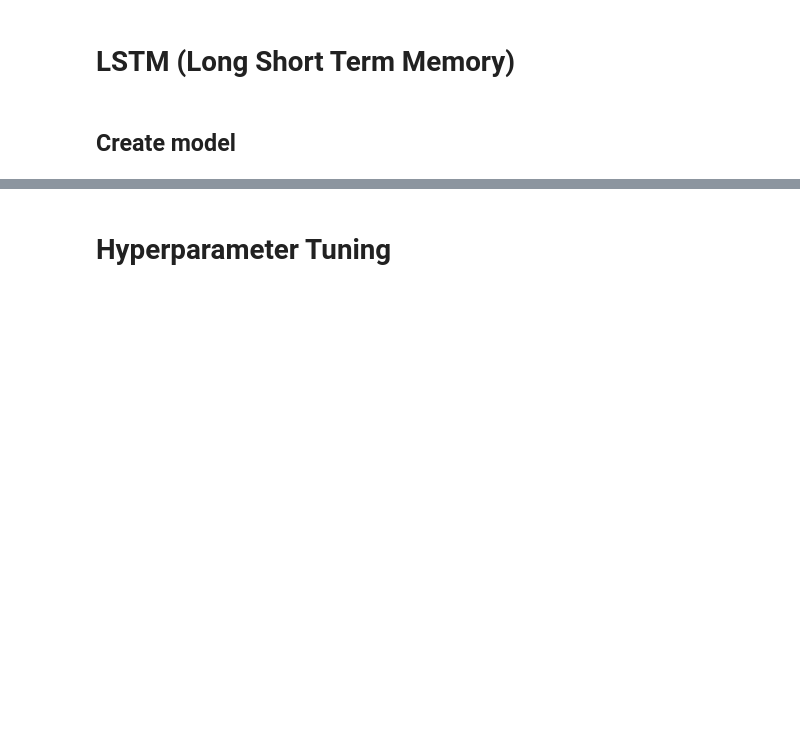
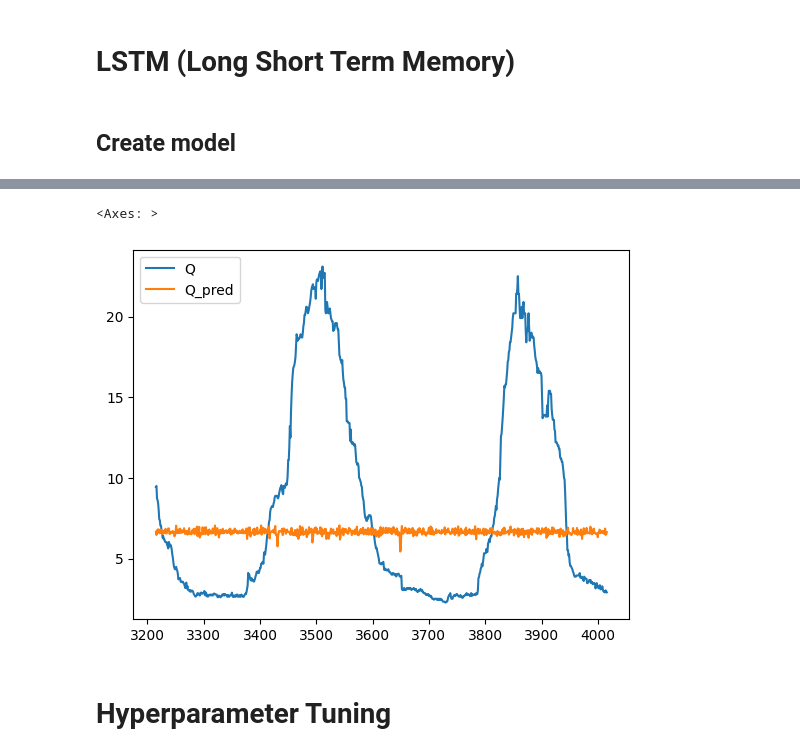
Before and after one commit to UkeshThapa/Snowmelt-Driven-Streamflow-Prediction, a Jupyter notebook: snow_melting_research_work.ipynb, the cells around one changed output, grey strips where cells are left out. Drawn from its saved outputs; the diff is of its cells as text; code cells hidden in the pictures; blank space fills up the shorter version.

```diff
--- a/snow_melting_research_work.ipynb
+++ b/snow_melting_research_work.ipynb
@@ -183,0 +475,2 @@ model.fit(X_train, y_train, validation_data=(X_val, y_val), epochs=100, batch_si
+# %%
+df_pred = pd.concat([pd.DataFrame(predictions),pd.DataFrame(X_test[:,1:][win_length:])],axis=1)
@@ -183,0 +497,2 @@ model.fit(X_train, y_train, validation_data=(X_val, y_val), epochs=100, batch_si
+# %%
+rev_trans = scaler.inverse_transform(df_pred)
@@ -183,0 +515,2 @@ model.fit(X_train, y_train, validation_data=(X_val, y_val), epochs=100, batch_si
+# %%
+df_final = df_snow_melting[predictions.shape[0]*-1:]
@@ -183,0 +526,2 @@ model.fit(X_train, y_train, validation_data=(X_val, y_val), epochs=100, batch_si
+# %%
+df_final["Q_pred"] =  rev_trans[:,0]
@@ -184,3 +550,8 @@ model.fit(X_train, y_train, validation_data=(X_val, y_val), epochs=100, batch_si
+# %%
+df_final[['Q',"Q_pred"]].plot()
+# %% [output]
+<Axes: >
+[figure, added]
 # %% [markdown]
 # Hyperparameter Tuning
 # %% [markdown]
```
Also changed, not shown: parts of 44 cells of this notebook.
